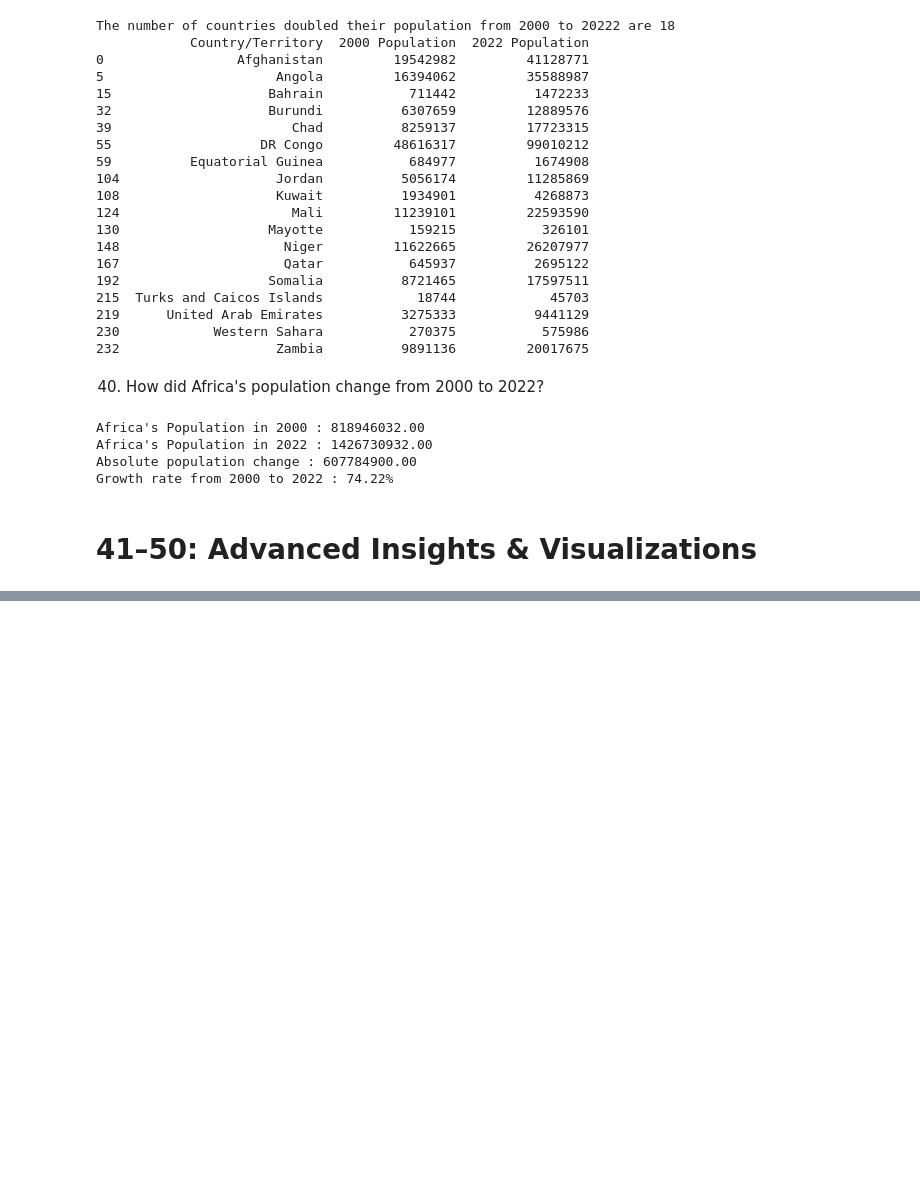
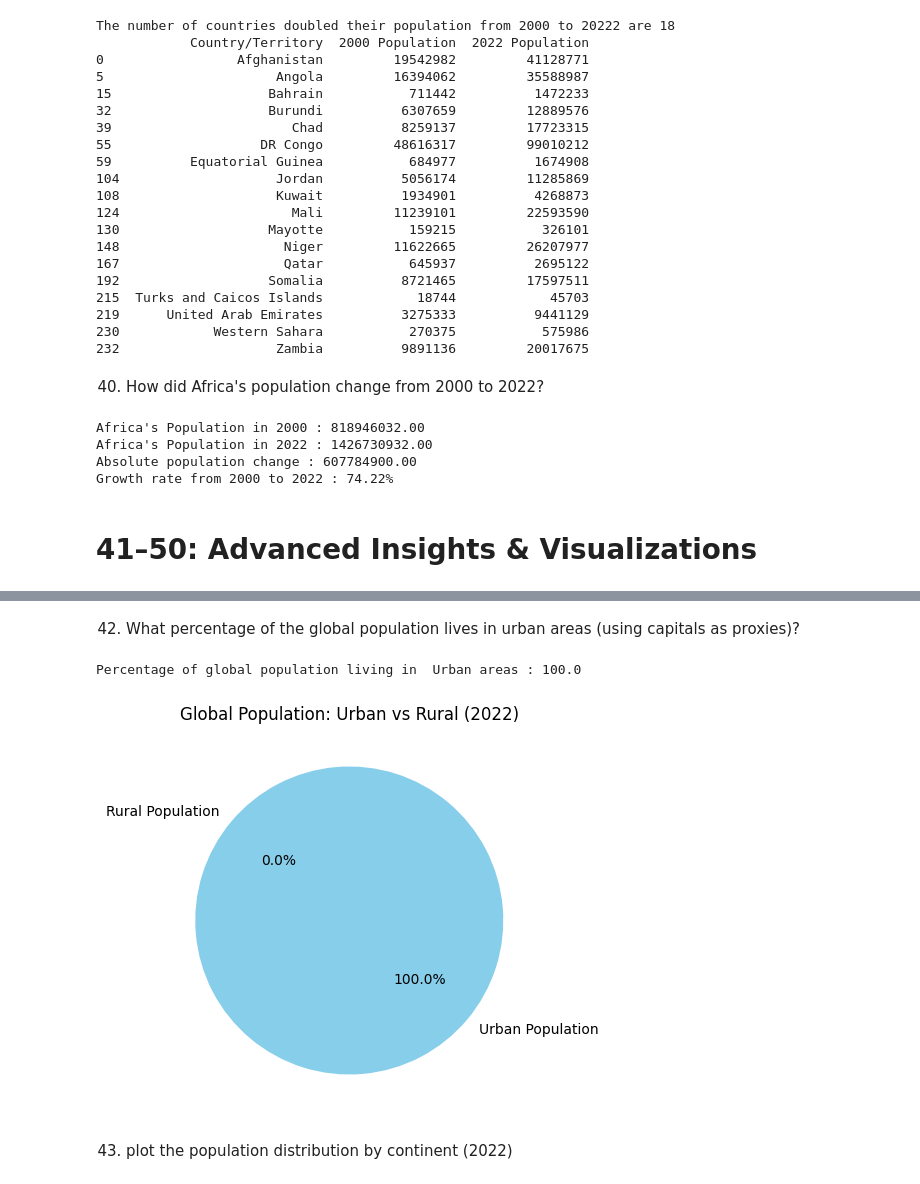
Before and after one commit to HABUDANHAYABK/world-population-dynamics, a Jupyter notebook: notebooks/02_question_analysis.ipynb, the cells around one changed output, grey strips where cells are left out. Drawn from its saved outputs; the diff is of its cells as text; code cells hidden in the pictures; blank space fills up the shorter version.

```diff
--- a/notebooks/02_question_analysis.ipynb
+++ b/notebooks/02_question_analysis.ipynb
@@ -740,0 +763,29 @@ Growth rate from 2000 to 2022 : 74.22%
+# %% [markdown]
+42. What percentage of the global population lives in urban areas (using capitals as proxies)?
+# %%
+import matplotlib.pyplot as plt
+
+#labels and sizes
+global_population_22 = world_pp["2022 Population"].sum()
+urban_population = world_pp["2022 Population"][world_pp["Capital"] != ''].sum()
+
+#percentage
+urban_population_percentage = (urban_population / global_population_22) * 100
+
+print(f"Percentage of global population living in  Urban areas : {urban_population_percentage}")
+
+labels=['Urban Population', 'Rural Population']
+sizes = [urban_population, global_population_22 - urban_population]
+colors = ['skyblue', 'lightgrey']
+
+# plot
+plt.figure(figsize=(8, 5))
+plt.pie(sizes, labels=labels, autopct='%1.1f%%', colors=colors, startangle=140)
+plt.title("Global Population: Urban vs Rural (2022)")
+
+plt.show()
+# %% [output]
+Percentage of global population living in  Urban areas : 100.0
+[figure, added]
+# %% [markdown]
+43. plot the population distribution by continent (2022)
```
Also changed, not shown: parts of 4 cells of this notebook.
